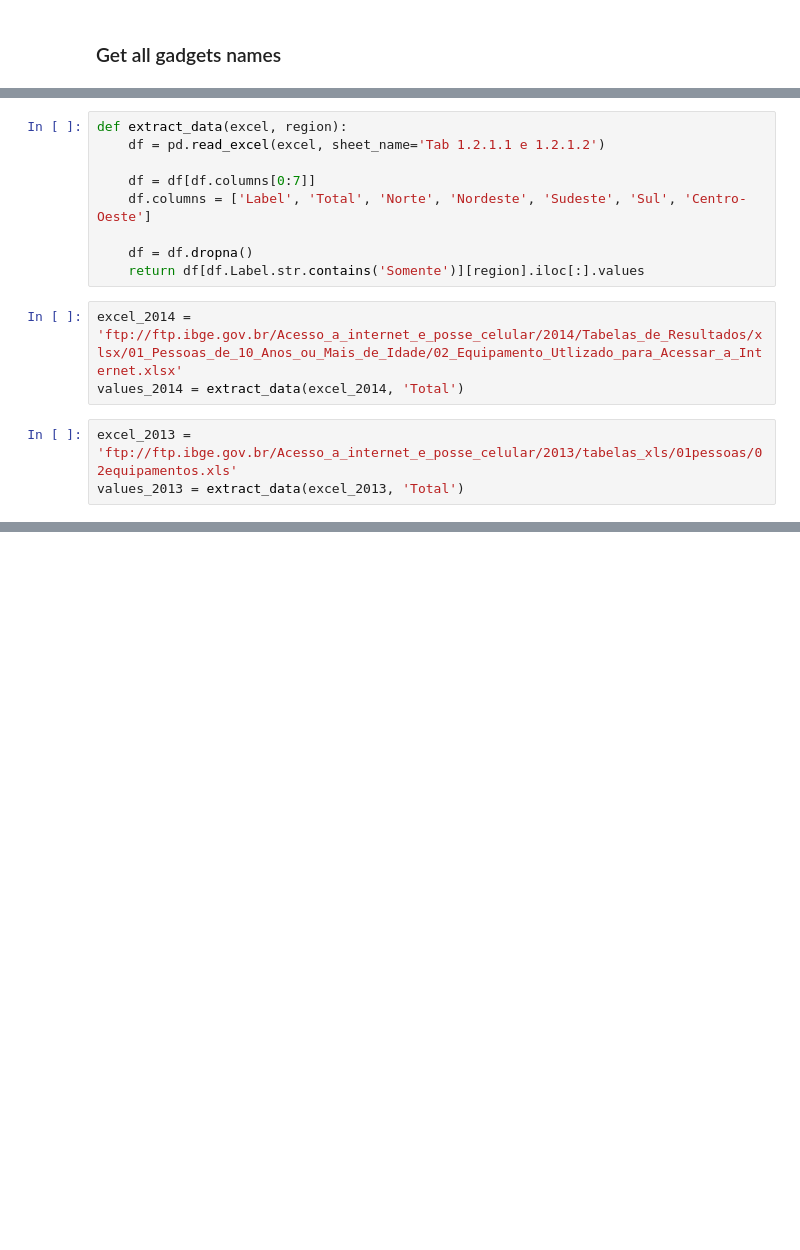
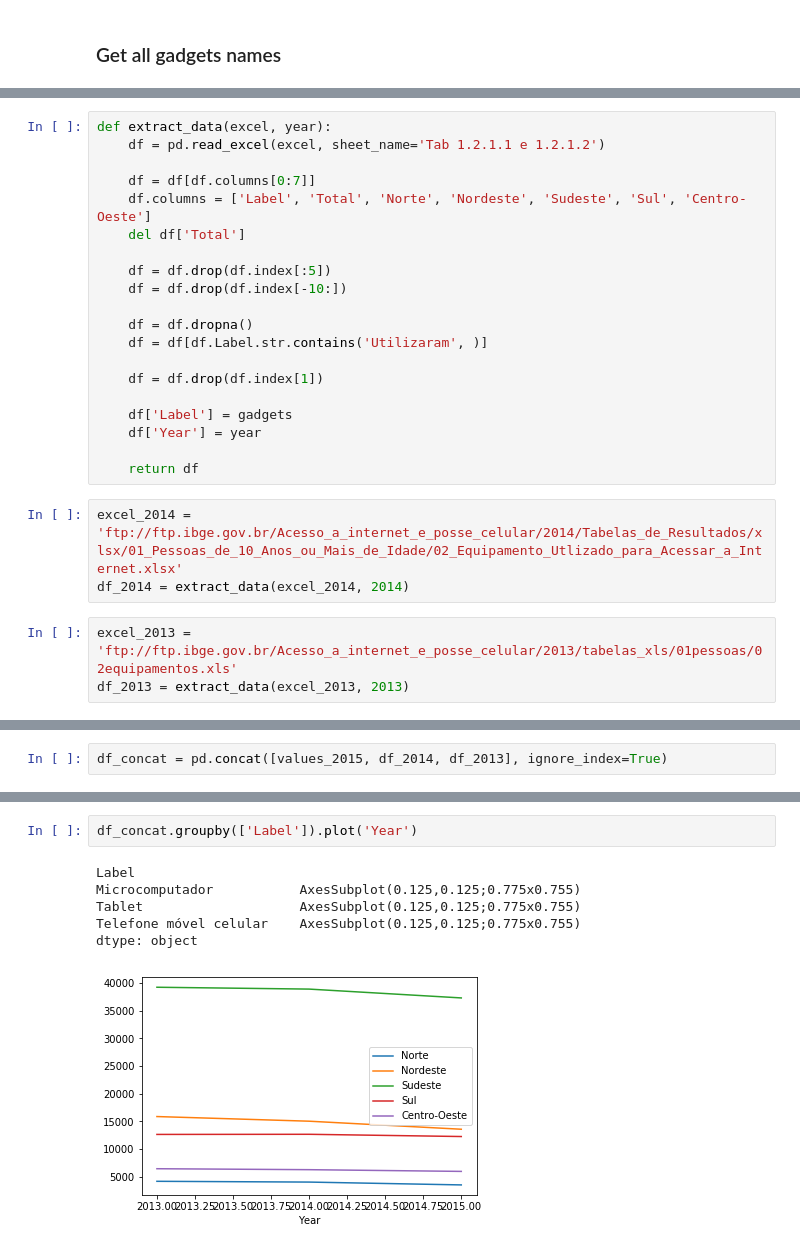
Before and after one commit to Pedalves/DataScience, a Jupyter notebook: IBGE_Internet_access.ipynb, the cells around one changed output, grey strips where cells are left out. Saved outputs shown, nothing was run; the diff lists cells and outputs as text; blank space fills up the shorter version.

```diff
--- a/IBGE_Internet_access.ipynb
+++ b/IBGE_Internet_access.ipynb
@@ -103,16 +120,27 @@ array([11079.97, 28765.132, 27003.38, 368.096], dtype=object)
 # %%
-def extract_data(excel, region):
+def extract_data(excel, year):
     df = pd.read_excel(excel, sheet_name='Tab 1.2.1.1 e 1.2.1.2')
 
     df = df[df.columns[0:7]]
     df.columns = ['Label', 'Total', 'Norte', 'Nordeste', 'Sudeste', 'Sul', 'Centro-Oeste']
+    del df['Total']
+
+    df = df.drop(df.index[:5])
+    df = df.drop(df.index[-10:])
 
     df = df.dropna()
-    return df[df.Label.str.contains('Somente')][region].iloc[:].values
+    df = df[df.Label.str.contains('Utilizaram', )]
+
+    df = df.drop(df.index[1])
+
+    df['Label'] = gadgets
+    df['Year'] = year
+
+    return df
 # %%
 excel_2014 = 'ftp://ftp.ibge.gov.br/Acesso_a_internet_e_posse_celular/2014/Tabelas_de_Resultados/xlsx/01_Pessoas_de_10_Anos_ou_Mais_de_Idade/02_Equipamento_Utlizado_para_Acessar_a_Internet.xlsx'
-values_2014 = extract_data(excel_2014, 'Total')
+df_2014 = extract_data(excel_2014, 2014)
 # %%
 excel_2013 = 'ftp://ftp.ibge.gov.br/Acesso_a_internet_e_posse_celular/2013/tabelas_xls/01pessoas/02equipamentos.xls'
-values_2013 = extract_data(excel_2013, 'Total')
+df_2013 = extract_data(excel_2013, 2013)
 # %% [markdown]
@@ -179,0 +148,2 @@ plot_region('Centro-Oeste')
+# %%
+df_concat = pd.concat([values_2015, df_2014, df_2013], ignore_index=True)
@@ -179,0 +163,9 @@ plot_region('Centro-Oeste')
+# %%
+df_concat.groupby(['Label']).plot('Year')
+# %% [output]
+Label
+Microcomputador           AxesSubplot(0.125,0.125;0.775x0.755)
+Tablet                    AxesSubplot(0.125,0.125;0.775x0.755)
+Telefone móvel celular    AxesSubplot(0.125,0.125;0.775x0.755)
+dtype: object
+[figure, added]
```
Also changed, not shown: parts of 26 cells of this notebook.
